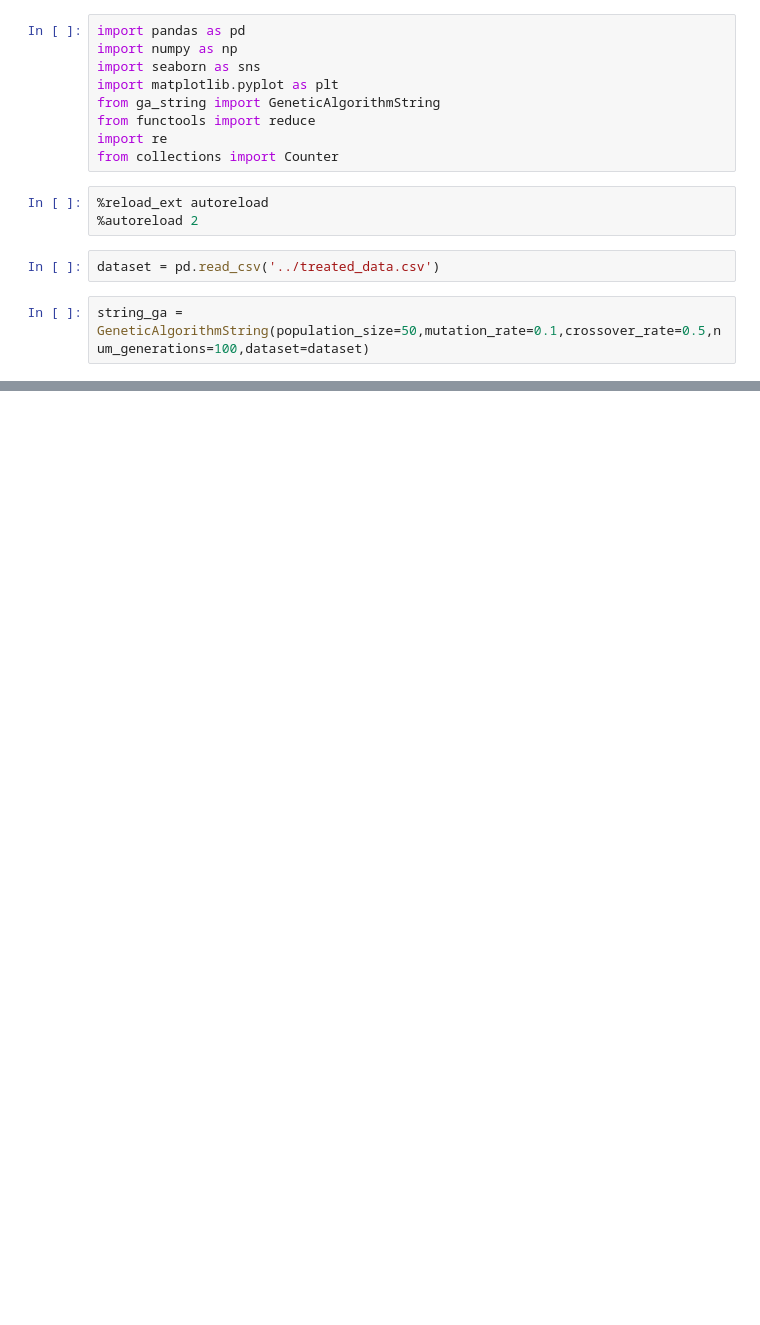
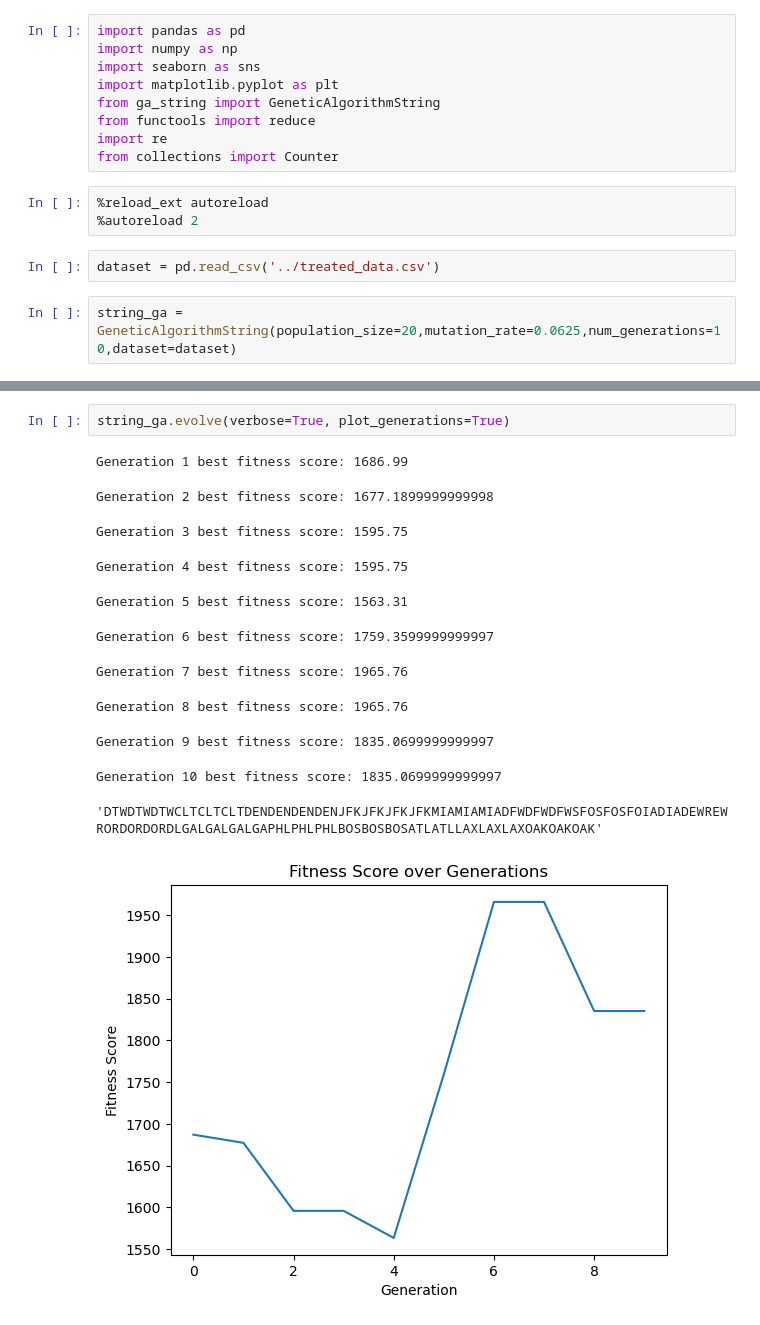
Before and after one commit to schmidtvinicius/natural-computing-project, a Jupyter notebook: ga/ga_string.ipynb, the cells around one changed output, grey strips where cells are left out. Saved outputs shown, nothing was run; the diff lists cells and outputs as text; blank space fills up the shorter version.

Commit message:
Finished implementation of string GA

```diff
--- a/ga/ga_string.ipynb
+++ b/ga/ga_string.ipynb
@@ -13,4 +13,4 @@ from collections import Counter
 # %%
 dataset = pd.read_csv('../treated_data.csv')
 # %%
-string_ga = GeneticAlgorithmString(population_size=50,mutation_rate=0.1,crossover_rate=0.5,num_generations=100,dataset=dataset)
+string_ga = GeneticAlgorithmString(population_size=20,mutation_rate=0.0625,num_generations=10,dataset=dataset)
@@ -37 +17,16 @@ string_ga.initialize_population()
+# %%
+string_ga.evolve(verbose=True, plot_generations=True)
+# %% [output]
+Generation 1 best fitness score: 1686.99
+Generation 2 best fitness score: 1677.1899999999998
+Generation 3 best fitness score: 1595.75
+Generation 4 best fitness score: 1595.75
+Generation 5 best fitness score: 1563.31
+Generation 6 best fitness score: 1759.3599999999997
+Generation 7 best fitness score: 1965.76
+Generation 8 best fitness score: 1965.76
+Generation 9 best fitness score: 1835.0699999999997
+Generation 10 best fitness score: 1835.0699999999997
+'DTWDTWDTWCLTCLTCLTDENDENDENDENJFKJFKJFKJFKMIAMIAMIADFWDFWDFWSFOSFOSFOIADIADEWREWRORDORDORDLGALGALGALGAPHLPHLPHLBOSBOSBOSATLATLLAXLAXLAXOAKOAKOAK'
+[figure, added]
 # %%
```
Also changed, not shown: parts of 5 cells of this notebook, 1 other file.
